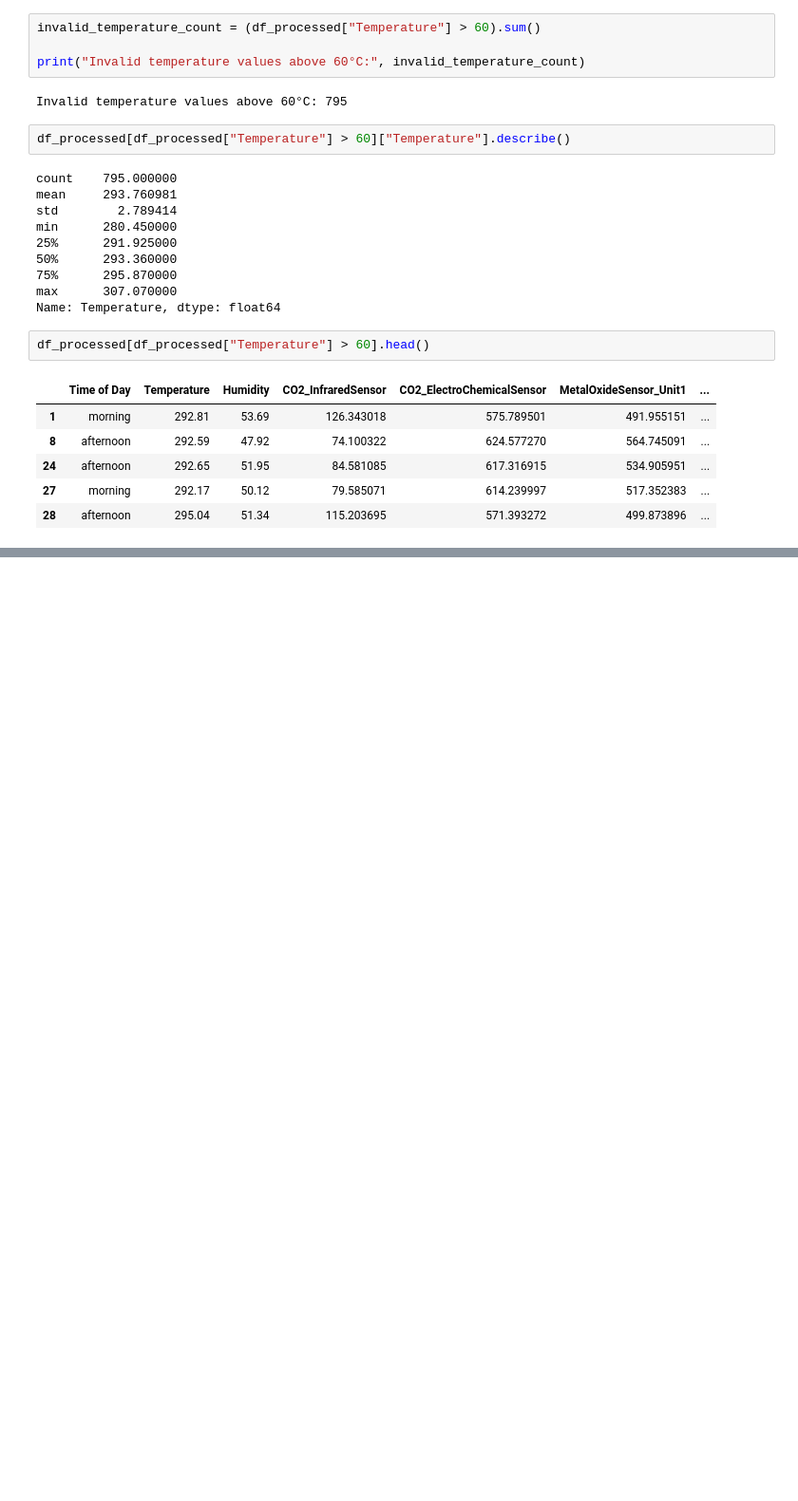
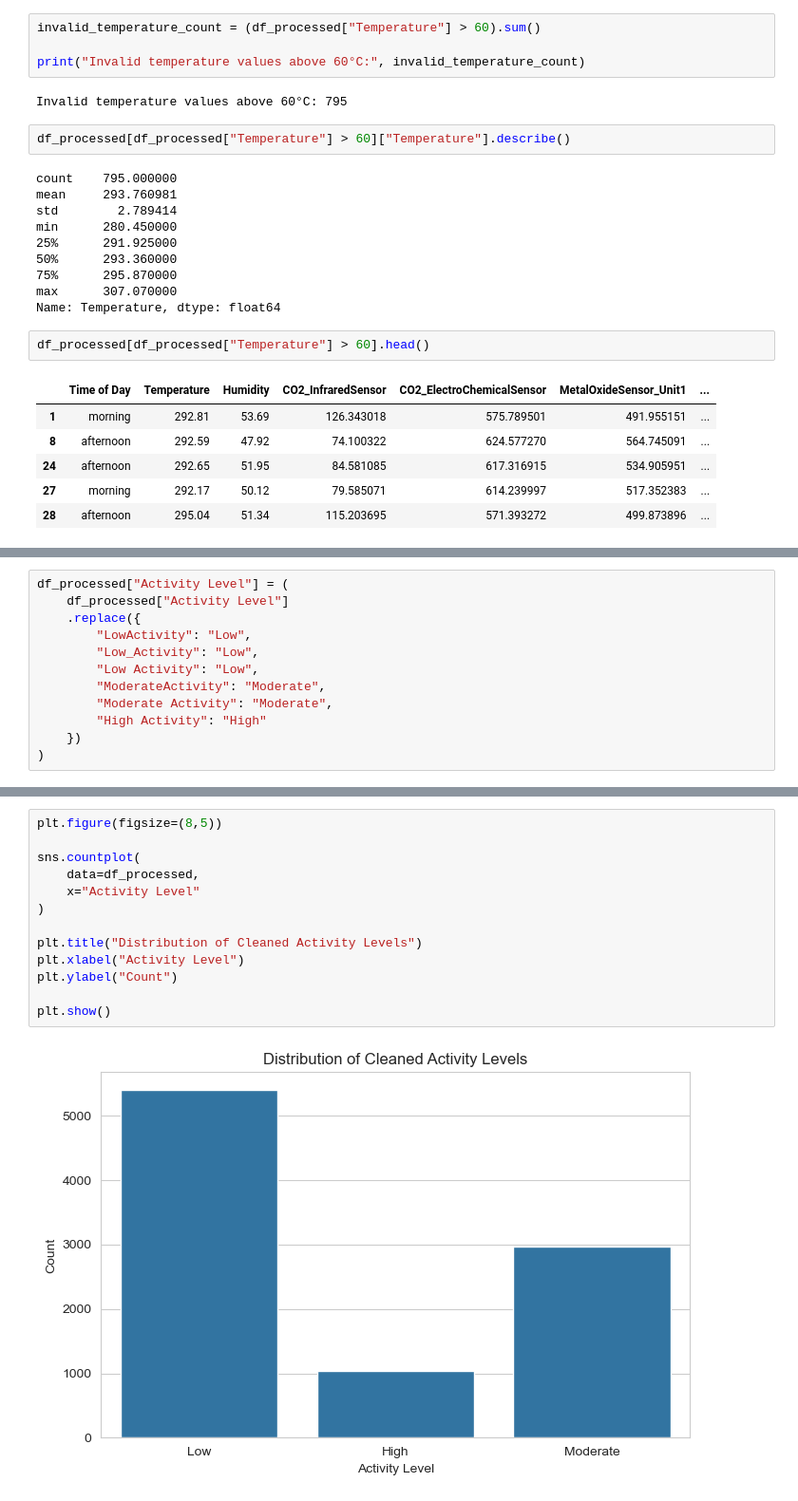
Before and after one commit to chanmyae99/elderguard-analytics-ml, a Jupyter notebook: notebooks/eda.ipynb, the cells around one changed output, grey strips where cells are left out. Shown at 95% size. Saved outputs shown, nothing was run; the diff lists cells and outputs as text; blank space fills up the shorter version.

```diff
--- a/notebooks/eda.ipynb
+++ b/notebooks/eda.ipynb
@@ -581,0 +911,12 @@ df_processed[df_processed["Temperature"] > 60].head()
+# %%
+df_processed["Activity Level"] = (
+    df_processed["Activity Level"]
+    .replace({
+        "LowActivity": "Low",
+        "Low_Activity": "Low",
+        "Low Activity": "Low",
+        "ModerateActivity": "Moderate",
+        "Moderate Activity": "Moderate",
+        "High Activity": "High"
+    })
+)
@@ -581,0 +931,15 @@ df_processed[df_processed["Temperature"] > 60].head()
+# %%
+plt.figure(figsize=(8,5))
+
+sns.countplot(
+    data=df_processed,
+    x="Activity Level"
+)
+
+plt.title("Distribution of Cleaned Activity Levels")
+plt.xlabel("Activity Level")
+plt.ylabel("Count")
+
+plt.show()
+# %% [output]
+[figure, added]
```
Also changed, not shown: parts of 47 cells of this notebook.
